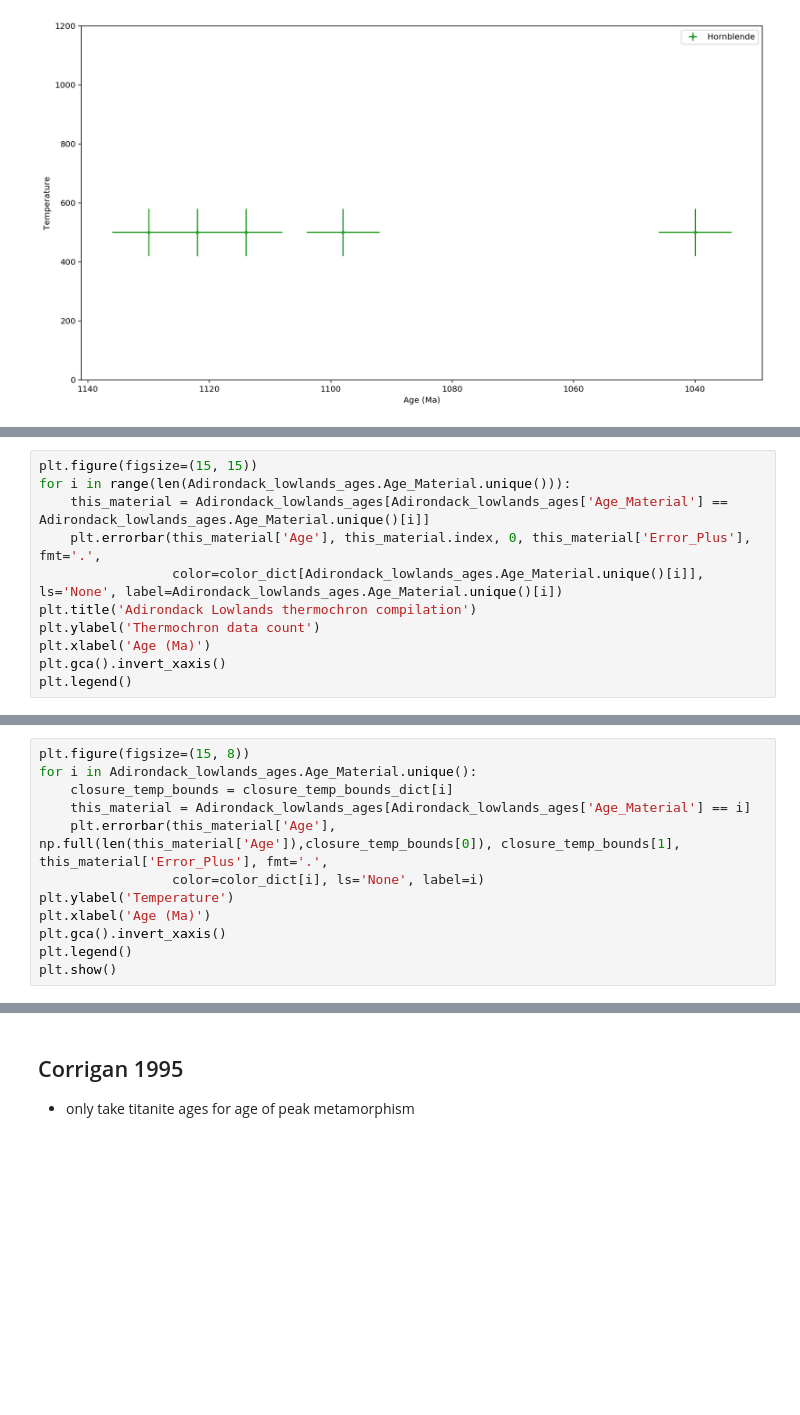
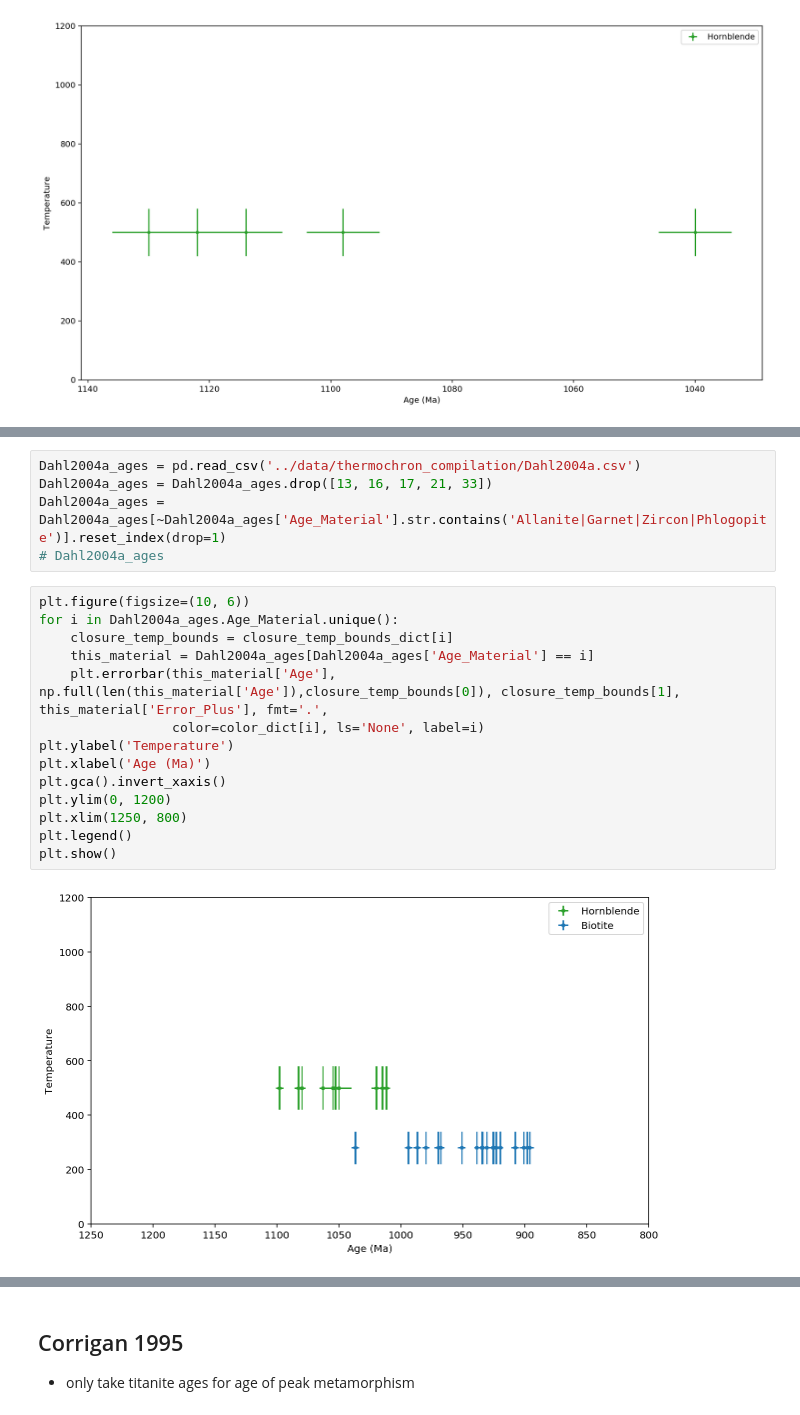
Before and after one commit to Swanson-Hysell-Group/Grenville_seminar, a Jupyter notebook: code/Grenville_thermochron.ipynb, the cells around one changed output, grey strips where cells are left out. Cells and saved outputs as stored; diff of their text form; blank space fills up the shorter version.

```diff
--- a/code/Grenville_thermochron.ipynb
+++ b/code/Grenville_thermochron.ipynb
@@ -496,11 +509,0 @@ array(['Biotite', 'Hornblende', 'Rutile', 'Titanite'], dtype=object)
-# %%
-plt.figure(figsize=(15, 15))
-for i in range(len(Adirondack_lowlands_ages.Age_Material.unique())):
-    this_material = Adirondack_lowlands_ages[Adirondack_lowlands_ages['Age_Material'] == Adirondack_lowlands_ages.Age_Material.unique()[i]]
-    plt.errorbar(this_material['Age'], this_material.index, 0, this_material['Error_Plus'], fmt='.',
-                 color=color_dict[Adirondack_lowlands_ages.Age_Material.unique()[i]], ls='None', label=Adirondack_lowlands_ages.Age_Material.unique()[i])
-plt.title('Adirondack Lowlands thermochron compilation')
-plt.ylabel('Thermochron data count')
-plt.xlabel('Age (Ma)')
-plt.gca().invert_xaxis()
-plt.legend()
@@ -510,12 +509,0 @@ plt.legend()
-# %%
-plt.figure(figsize=(15, 8))
-for i in Adirondack_lowlands_ages.Age_Material.unique():
-    closure_temp_bounds = closure_temp_bounds_dict[i]
-    this_material = Adirondack_lowlands_ages[Adirondack_lowlands_ages['Age_Material'] == i]
-    plt.errorbar(this_material['Age'], np.full(len(this_material['Age']),closure_temp_bounds[0]), closure_temp_bounds[1], this_material['Error_Plus'], fmt='.',
-                 color=color_dict[i], ls='None', label=i)
-plt.ylabel('Temperature')
-plt.xlabel('Age (Ma)')
-plt.gca().invert_xaxis()
-plt.legend()
-plt.show()
@@ -524 +513,22 @@ plt.show()
+# %%
+Dahl2004a_ages = pd.read_csv('../data/thermochron_compilation/Dahl2004a.csv')
+Dahl2004a_ages = Dahl2004a_ages.drop([13, 16, 17, 21, 33])
+Dahl2004a_ages = Dahl2004a_ages[~Dahl2004a_ages['Age_Material'].str.contains('Allanite|Garnet|Zircon|Phlogopite')].reset_index(drop=1)
+# Dahl2004a_ages
+# %%
+plt.figure(figsize=(10, 6))
+for i in Dahl2004a_ages.Age_Material.unique():
+    closure_temp_bounds = closure_temp_bounds_dict[i]
+    this_material = Dahl2004a_ages[Dahl2004a_ages['Age_Material'] == i]
+    plt.errorbar(this_material['Age'], np.full(len(this_material['Age']),closure_temp_bounds[0]), closure_temp_bounds[1], this_material['Error_Plus'], fmt='.',
+                 color=color_dict[i], ls='None', label=i)
+plt.ylabel('Temperature')
+plt.xlabel('Age (Ma)')
+plt.gca().invert_xaxis()
+plt.ylim(0, 1200)
+plt.xlim(1250, 800)
+plt.legend()
+plt.show()
+# %% [output]
+[figure, added]
 # %% [markdown]
```
Also changed, not shown: parts of 59 cells of this notebook, 3 other files.
